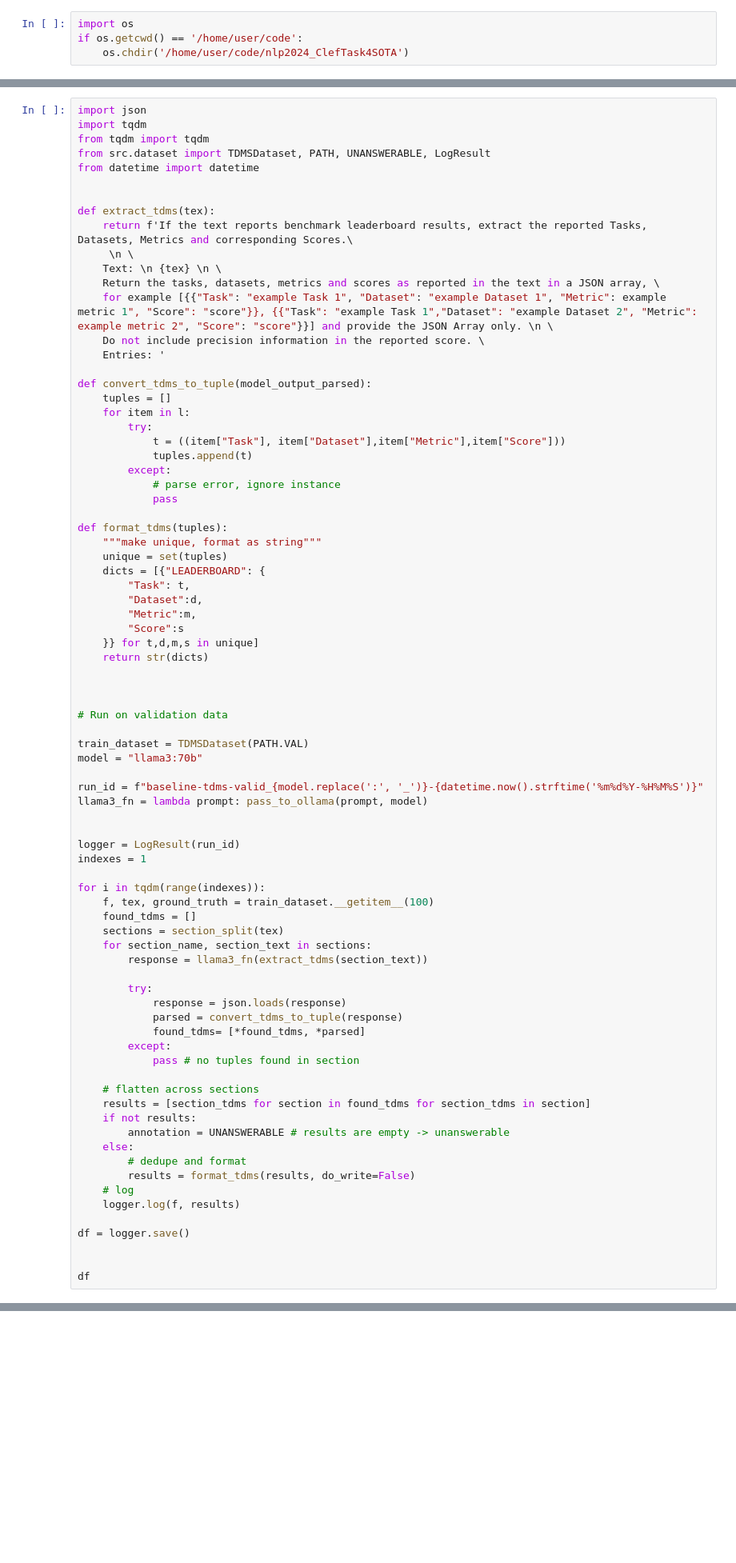
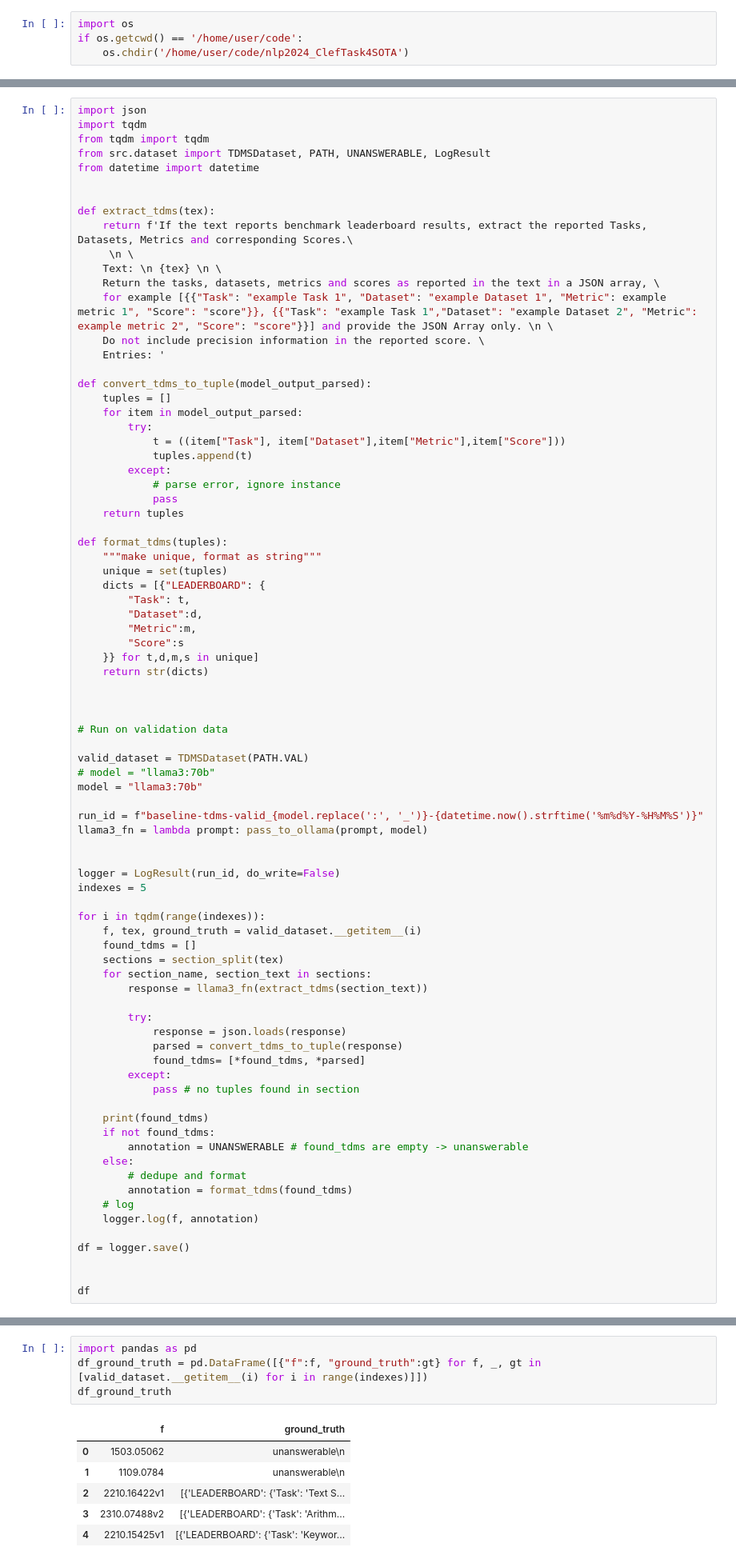
Before and after one commit to urbanlutz/nlp2024_ClefTask4SOTA, a Jupyter notebook: zeroshot_baseline_NER.ipynb, the cells around one changed output, grey strips where cells are left out. Shown at 80% size. Cells and saved outputs as stored; diff of their text form; blank space fills up the shorter version.

```diff
--- a/zeroshot_baseline_NER.ipynb
+++ b/zeroshot_baseline_NER.ipynb
@@ -58,13 +70,14 @@ def extract_tdms(tex):
 
 def convert_tdms_to_tuple(model_output_parsed):
     tuples = []
-    for item in l:
+    for item in model_output_parsed:
         try:
             t = ((item["Task"], item["Dataset"],item["Metric"],item["Score"]))
             tuples.append(t)
         except:
             # parse error, ignore instance
             pass
+    return tuples
 
 def format_tdms(tuples):
     """make unique, format as string"""
@@ -81,18 +94,19 @@ def format_tdms(tuples):
 
 # Run on validation data
 
-train_dataset = TDMSDataset(PATH.VAL)
+valid_dataset = TDMSDataset(PATH.VAL)
+# model = "llama3:70b"
 model = "llama3:70b"
 
 run_id = f"baseline-tdms-valid_{model.replace(':', '_')}-{datetime.now().strftime('%m%d%Y-%H%M%S')}"
 llama3_fn = lambda prompt: pass_to_ollama(prompt, model)
 
 
-logger = LogResult(run_id)
-indexes = 1
+logger = LogResult(run_id, do_write=False)
+indexes = 5
 
 for i in tqdm(range(indexes)):
-    f, tex, ground_truth = train_dataset.__getitem__(100)
+    f, tex, ground_truth = valid_dataset.__getitem__(i)
     found_tdms = []
     sections = section_split(tex)
     for section_name, section_text in sections:
@@ -105,15 +119,14 @@ for i in tqdm(range(indexes)):
         except:
             pass # no tuples found in section
 
-    # flatten across sections
-    results = [section_tdms for section in found_tdms for section_tdms in section]
-    if not results:
-        annotation = UNANSWERABLE # results are empty -> unanswerable
+    print(found_tdms)
+    if not found_tdms:
+        annotation = UNANSWERABLE # found_tdms are empty -> unanswerable
     else:
         # dedupe and format
-        results = format_tdms(results, do_write=False)
+        annotation = format_tdms(found_tdms)
     # log
-    logger.log(f, results)
+    logger.log(f, annotation)
 
 df = logger.save()
 
@@ -129,0 +154,11 @@ Error:
+# %%
+import pandas as pd
+df_ground_truth = pd.DataFrame([{"f":f, "ground_truth":gt} for f, _, gt in [valid_dataset.__getitem__(i) for i in range(indexes)]])
+df_ground_truth
+# %% [output]
+|  | f | ground_truth |
+| 0 | 1503.05062 | unanswerable\n |
+| 1 | 1109.0784 | unanswerable\n |
+| 2 | 2210.16422v1 | [{'LEADERBOARD': {'Task': 'Text S... |
+| 3 | 2310.07488v2 | [{'LEADERBOARD': {'Task': 'Arithm... |
+| 4 | 2210.15425v1 | [{'LEADERBOARD': {'Task': 'Keywor... |
```
Also changed, not shown: parts of 17 cells of this notebook, 2 other files.
